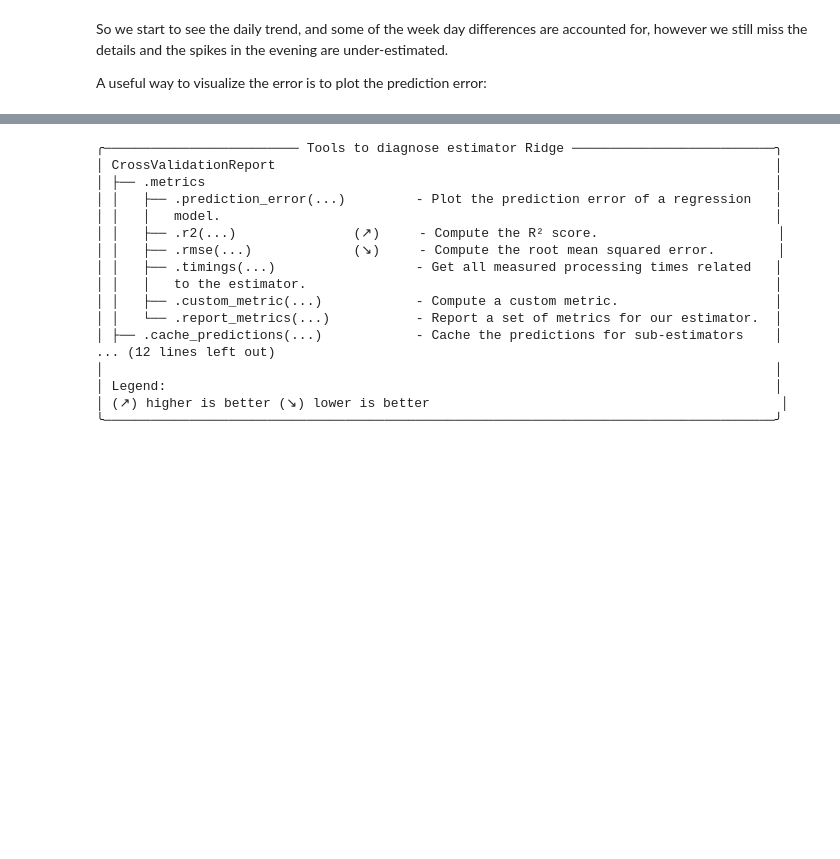
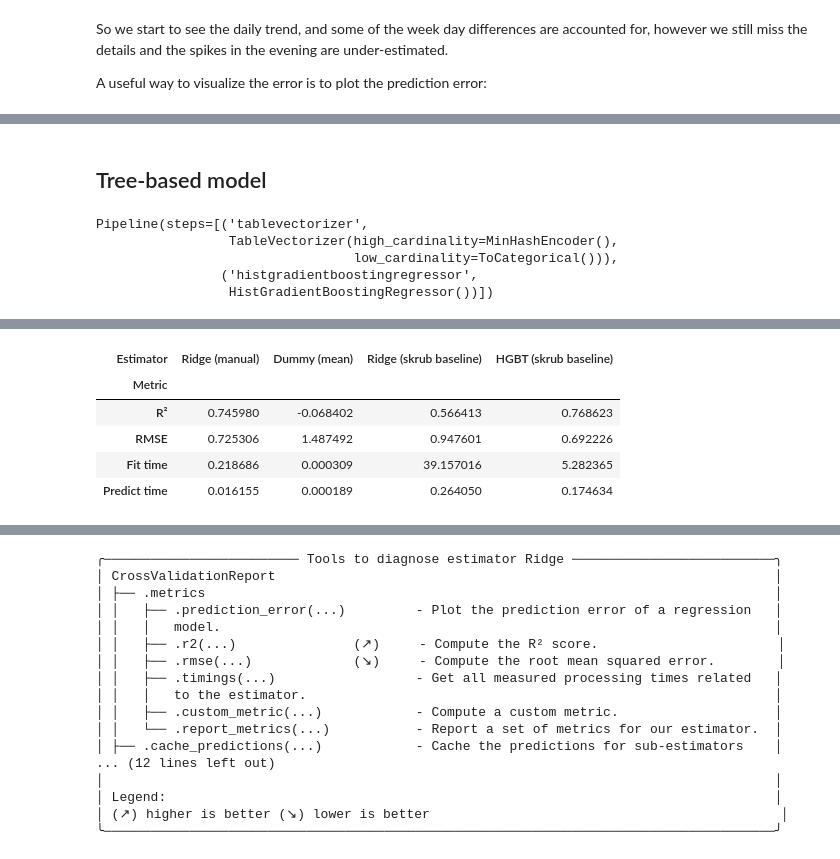
Before and after one commit to ramp-kits/bike_counters_skore, a Jupyter notebook: bike_counters_starting_kit.ipynb, the cells around one changed output, grey strips where cells are left out. Cells and saved outputs as stored; diff of their text form; code cells hidden in the pictures; blank space fills up the shorter version.

Commit message:
adding the comparison report and the tabular learner

```diff
--- a/bike_counters_starting_kit.ipynb
+++ b/bike_counters_starting_kit.ipynb
@@ -363,0 +368,9 @@ df_dummy
+# %%
+from skore import ComparisonReport
+
+reports_to_compare = {
+    "Ridge (manual)": pipe_report,
+    "Dummy (mean)": dummy_report,
+}
+comparator = ComparisonReport(reports=reports_to_compare)
+comparator.metrics.report_metrics()
@@ -395,0 +420,13 @@ pipe_report.metrics.prediction_error().plot(kind="actual_vs_predicted")
+# %%
+from skrub import tabular_learner
+
+tab_learner = tabular_learner(Ridge())
+
+tab_report = EstimatorReport(
+    tab_learner,
+    X_train=X_train,
+    X_test=X_test,
+    y_train=y_train,
+    y_test=y_test,
+)
+tab_report.estimator_
@@ -395,0 +438,4 @@ pipe_report.metrics.prediction_error().plot(kind="actual_vs_predicted")
+# %%
+reports_to_compare["Ridge (skrub baseline)"] = tab_report
+comparator = ComparisonReport(reports=reports_to_compare)
+comparator.metrics.report_metrics()
@@ -395,0 +451,24 @@ pipe_report.metrics.prediction_error().plot(kind="actual_vs_predicted")
+# %% [markdown]
+## Tree-based model
+# %%
+hgbt_skrub = tabular_learner("regressor")
+
+hbbt_report = EstimatorReport(
+    hgbt_skrub,
+    X_train=X_train,
+    X_test=X_test,
+    y_train=y_train,
+    y_test=y_test,
+)
+hbbt_report.estimator_
+# %% [output]
+Pipeline(steps=[('tablevectorizer',
+                 TableVectorizer(high_cardinality=MinHashEncoder(),
+                                 low_cardinality=ToCategorical())),
+                ('histgradientboostingregressor',
+                 HistGradientBoostingRegressor())])
+# %%
+reports_to_compare["HGBT (skrub baseline)"] = hbbt_report
+comparator = ComparisonReport(reports=reports_to_compare)
+comparator.metrics.report_metrics()
+# %% [output]
@@ -396 +477,7 @@ pipe_report.metrics.prediction_error().plot(kind="actual_vs_predicted")
+| Estimator | Ridge (manual) | Dummy (mean) | Ridge (skrub baseline) | HGBT (skrub baseline) |
+| Metric |  |  |  |  |
+| R² | 0.745980 | -0.068402 | 0.566413 | 0.768623 |
+| RMSE | 0.725306 | 1.487492 | 0.947601 | 0.692226 |
+| Fit time | 0.218686 | 0.000309 | 39.157016 | 5.282365 |
+| Predict time | 0.016155 | 0.000189 | 0.264050 | 0.174634 |
 # %% [markdown]
```
Also changed, not shown: parts of 18 cells of this notebook.
